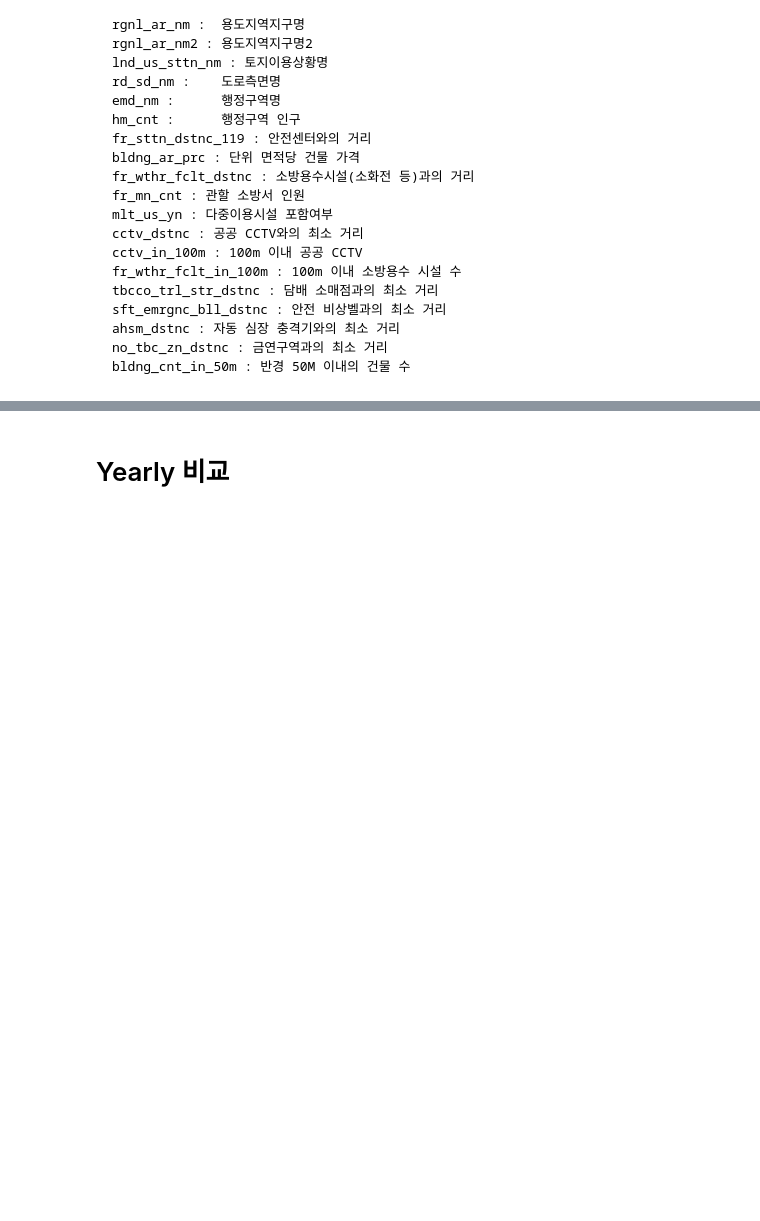
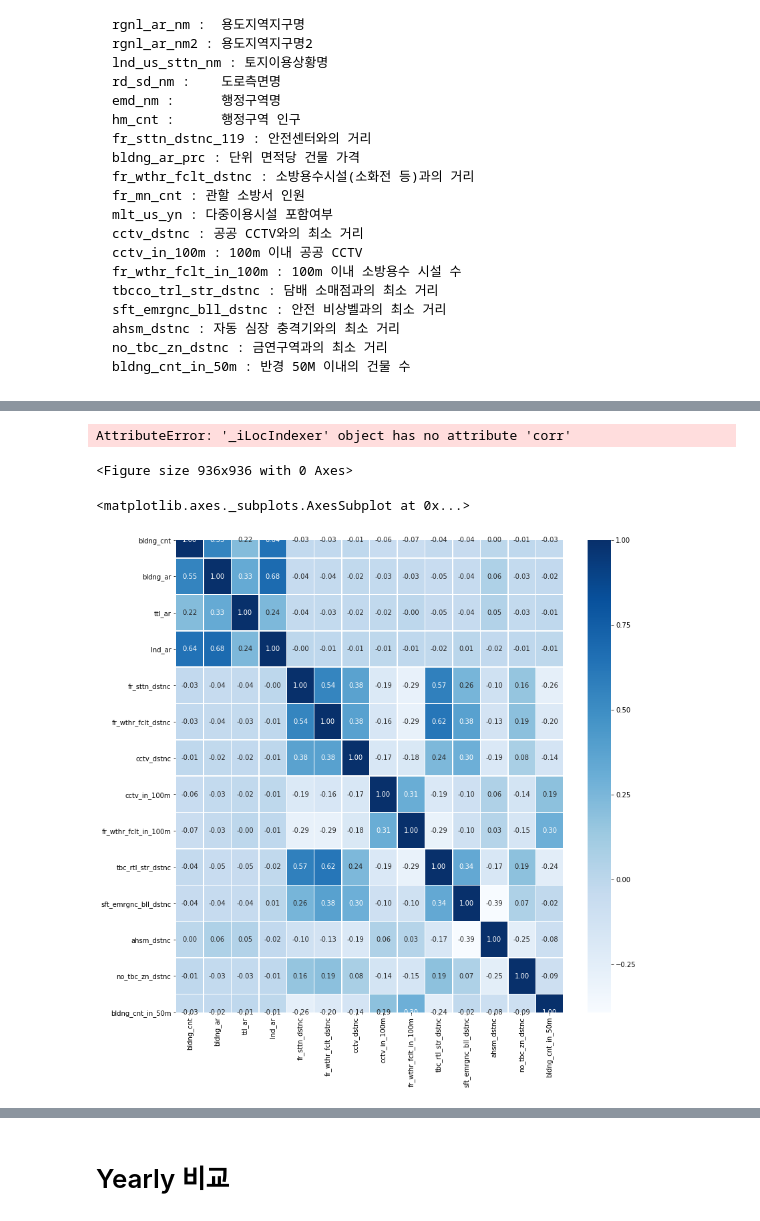
Before and after one commit to hanseul-wang/fire-prediction-model-Kimhae, a Jupyter notebook: Fire/Data_analysis/Train_Data_EDA.ipynb, the cells around one changed output, grey strips where cells are left out. Drawn from its saved outputs; the diff is of its cells as text; code cells hidden in the pictures; blank space fills up the shorter version.

Commit message:
Train data update

```diff
--- a/Fire/Data_analysis/Train_Data_EDA.ipynb
+++ b/Fire/Data_analysis/Train_Data_EDA.ipynb
@@ -83,0 +123,3 @@ tDB['time'] = tDB['date_time'].apply(lambda x : x.split(' ')[1])
+# %%
+tDB_y = tDB[tDB['fr_yn'] == 'Y']
+tDB_n = tDB[tDB['fr_yn'] == 'N']
@@ -83,0 +164,14 @@ tDB['time'] = tDB['date_time'].apply(lambda x : x.split(' ')[1])
+# %%
+plt.figure(figsize=(13,13))
+sns.heatmap(data = tDB.iloc.corr(), annot=True,
+fmt = '.2f', linewidths=.5, cmap='Blues')
+# %% [output]
+AttributeError: '_iLocIndexer' object has no attribute 'corr'
+<Figure size 936x936 with 0 Axes>
+# %%
+plt.figure(figsize=(13,13))
+sns.heatmap(data = tDB_y.iloc[:,1:].corr(), annot=True,
+fmt = '.2f', linewidths=.5, cmap='Blues')
+# %% [output]
+<matplotlib.axes._subplots.AxesSubplot at 0x...>
+[figure, added]
```
Also changed, not shown: parts of 10 cells of this notebook.
